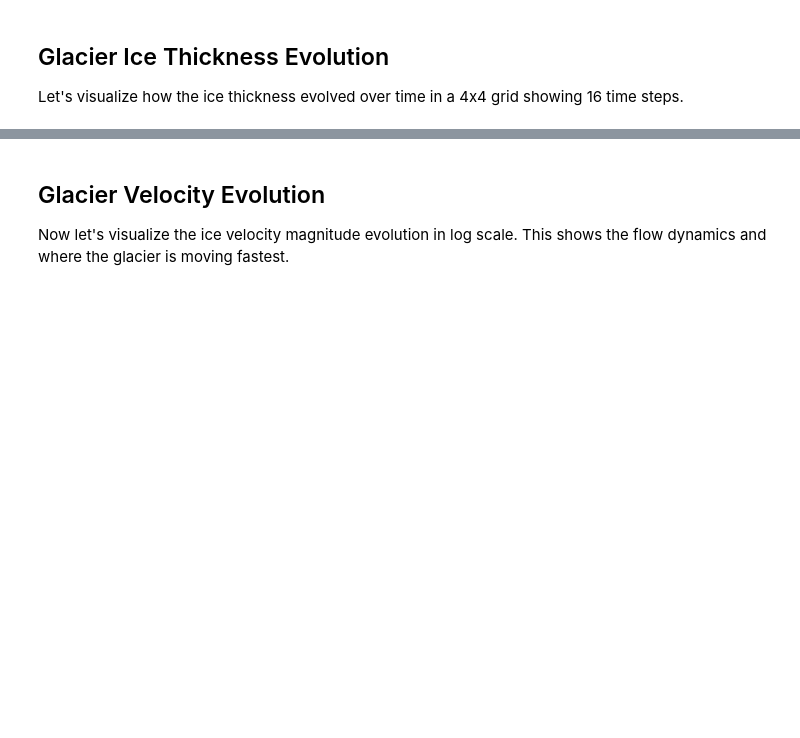
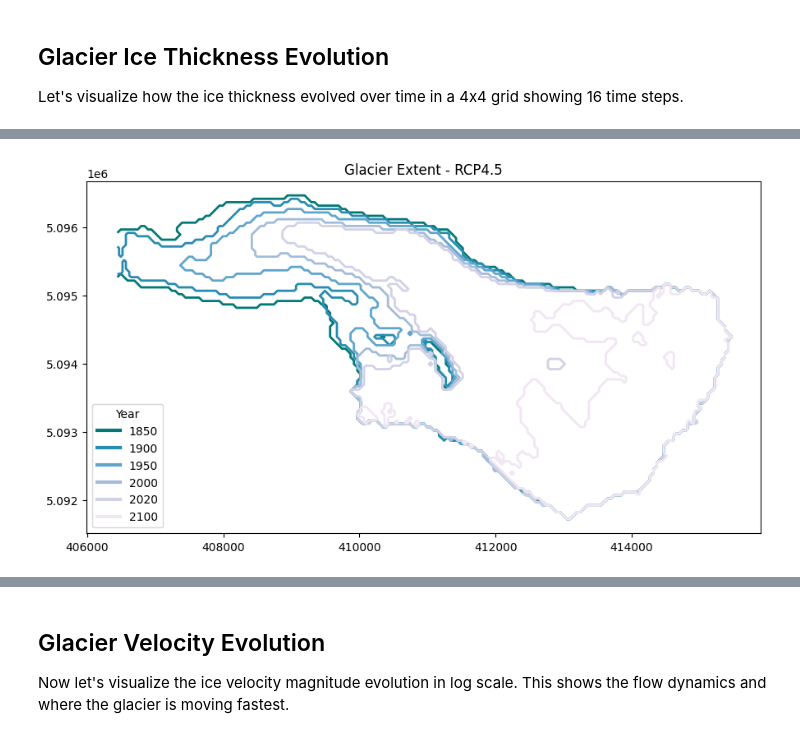
Before and after one commit to leajag/2024_Intro_Python, a Jupyter notebook: 03_notebook/my_glacier.ipynb, the cells around one changed output, grey strips where cells are left out. Cells and saved outputs as stored; diff of their text form; code cells hidden in the pictures; blank space fills up the shorter version.

```diff
--- a/03_notebook/my_glacier.ipynb
+++ b/03_notebook/my_glacier.ipynb
@@ -240,0 +303,80 @@ else:
+# %%
+import xarray as xr
+import matplotlib.pyplot as plt
+import numpy as np
+import glob
+
+# Load output.nc
+A = glob.glob('outputs/*/*/output.nc')
+ds = xr.open_dataset(A[-1])
+
+# Read coordinates
+x = ds["x"].values      # length 220
+y = ds["y"].values      # length 167
+
+# Meshgrid aligned correctly with thk[y, x]
+X, Y = np.meshgrid(x, y, indexing='xy')
+
+# Time is float years
+years = ds["time"].values   # e.g., 1850.0
+
+target_years = [1850, 1900, 1950, 2000, 2020, 2100]
+THRESH = 1.0
+
+# ---------------------------------------
+# Compute combined mask for auto-centering
+# ---------------------------------------
+combined_mask = np.zeros((len(y), len(x)), dtype=bool)
+
+for yr in target_years:
+    idx = np.abs(years - yr).argmin()
+    thk = ds["thk"].isel(time=idx).values
+    combined_mask |= (thk > THRESH)
+
+ys, xs = np.where(combined_mask)
+
+x_min, x_max = x[xs].min(), x[xs].max()
+y_min, y_max = y[ys].min(), y[ys].max()
+
+# Add margins
+dx = (x_max - x_min) * 0.05
+dy = (y_max - y_min) * 0.05
+
+# ---------------------------------------
+cmap = plt.cm.PuBuGn_r
+colors = [cmap(v) for v in np.linspace(0.2, 0.9, len(target_years))]
+
+# ---------------------------------------
+# Plot
+# ---------------------------------------
+plt.figure(figsize=(9, 7))
+
+for yr, col in zip(target_years, colors):
+    idx = np.abs(years - yr).argmin()
+    thk = ds["thk"].isel(time=idx).values
+
+    mask = thk > THRESH
+
+    plt.contour(
+        X, Y, mask,
+        levels=[0.5],
+        colors=[col],
+        linewidths=2
+    )
+
+plt.xlim(x_min - dx, x_max + dx)
+plt.ylim(y_min - dy, y_max + dy)
+plt.gca().set_aspect('equal')
+
+#plt.xlabel("X [m]")
+#plt.ylabel("Y [m]")
+plt.title("Glacier Extent - RCP4.5")
+
+handles = [plt.Line2D([0], [0], color=c, lw=3) for c in colors]
+#plt.legend(handles, [str(yr) for yr in target_years], title="Year")
+plt.legend(handles, [str(yr) for yr in target_years], title="Year", loc='lower left')
+
+plt.tight_layout()
+plt.show()
+# %% [output]
+[figure, added]
```
Also changed, not shown: parts of 15 cells of this notebook.
